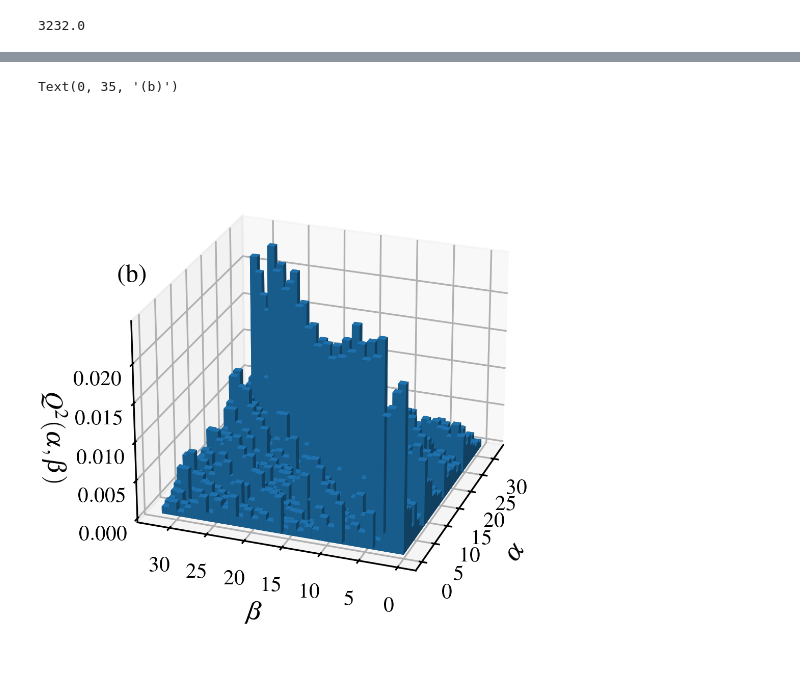
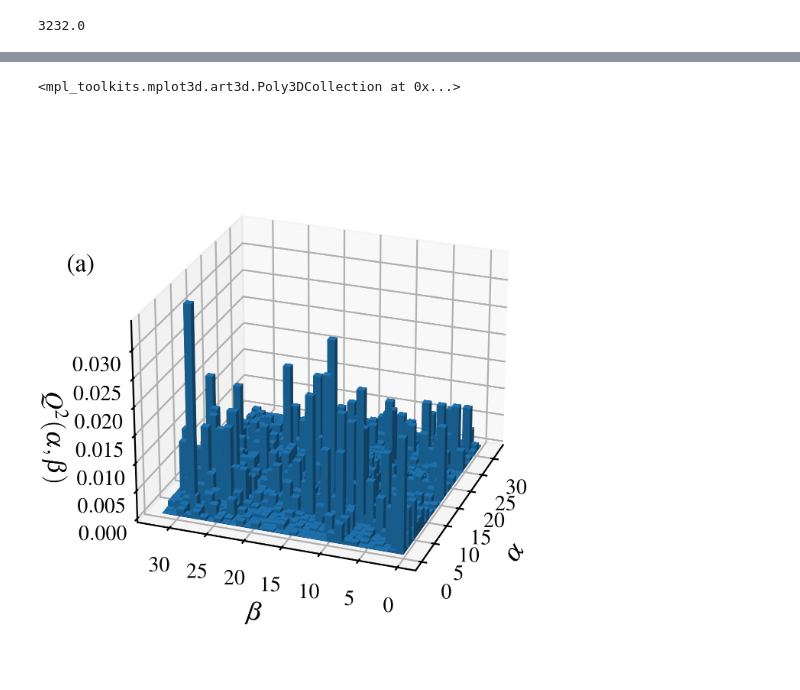
Before and after one commit to Emiliano6754/Correlation-Quantum-Walks, a Jupyter notebook: qfuncplots.ipynb, the cells around one changed output, grey strips where cells are left out. Cells and saved outputs as stored; diff of their text form; code cells hidden in the pictures.

```diff
--- a/qfuncplots.ipynb
+++ b/qfuncplots.ipynb
@@ -9,12 +10,13 @@ rc('font',**{'family':'serif','serif':['Times']})
 rc('text', usetex=True)
 # %%
 D = 101
-interaction_pattern = "r"
+interaction_pattern = ""
 n_qubits = 5
 qubitstate_size = 2**n_qubits
 # savefilepath = "C:/dev/Multicqw/biased_plots/"
+cwd = os.getcwd()
 filename = "sqfuncs_dim" + str(D) + "_q" + str(n_qubits) + ".txt"
-squared_Qfuncs = np.genfromtxt("C:/dev/Multicqw/data/squared_Qfuncs/"+interaction_pattern+filename, usecols = 0, delimiter=",", dtype = float)
+squared_Qfuncs = np.genfromtxt(cwd+"/data/squared_Qfuncs/"+interaction_pattern+filename, usecols = 0, delimiter=",", dtype = float)
 length = squared_Qfuncs.size
 print(float(length)/qubitstate_size)
 squared_Qfuncs = np.reshape(squared_Qfuncs,(D,qubitstate_size,qubitstate_size))
@@ -33,17 +52,25 @@ print(np.trace(squared_Qfuncs[0])/np.sum(squared_Qfuncs[0]))
+# %%
+N = 5000
+m = 21
+interaction_pattern = "r"
+filename = "probs_dim" + str(D) + "_q" + str(n_qubits) + ".txt"
+probs = np.reshape(np.genfromtxt(cwd+"/data/probs/"+interaction_pattern+filename),(N,D))
+factor = probs[-1,m]
 # %%
 light = LightSource(azdeg=315,altdeg=60)
-fig = plt.figure(figsize=(6,4.5),dpi=300)
+fig = plt.figure(figsize=(6,4.5),dpi=400)
 ax = fig.add_subplot(projection='3d')
+fig.text(0.255,0.68, '(a)', horizontalalignment='center', verticalalignment='center', fontsize=12)
 ax.view_init(elev=25,azim=-160,roll=0)
 ax.set_xlabel(r'$\alpha$',fontsize=12)
 ax.set_ylabel(r'$\beta$',fontsize=12)
 ax.set_zlabel(r'$Q^2(\alpha,\beta)$',fontsize=12)
 ax.set_box_aspect(None, zoom=0.85)
 ax.xaxis.labelpad = 5
 ax.yaxis.labelpad = 5
 ax.zaxis.labelpad = 5
-ax.bar3d(x,y,0,width,depth,squared_Qfuncs[0,:,:].flatten(),lightsource=light)
-ax.text(0.35,0.03, '(b)', horizontalalignment='center', verticalalignment='center', fontsize=12)
+ax.bar3d(x,y,0,width,depth,squared_Qfuncs[m,:,:].flatten()/factor,lightsource=light)
+# ax.text(0,35,0.00049, 0.2, '(a)', horizontalalignment='center', verticalalignment='center', fontsize=12)
 # %% [output]
-Text(0, 35, '(b)')
+<mpl_toolkits.mplot3d.art3d.Poly3DCollection at 0x...>
-[figure, old version]
+[figure, new version]
```
Also changed, not shown: parts of 4 cells of this notebook, 15 other files.
